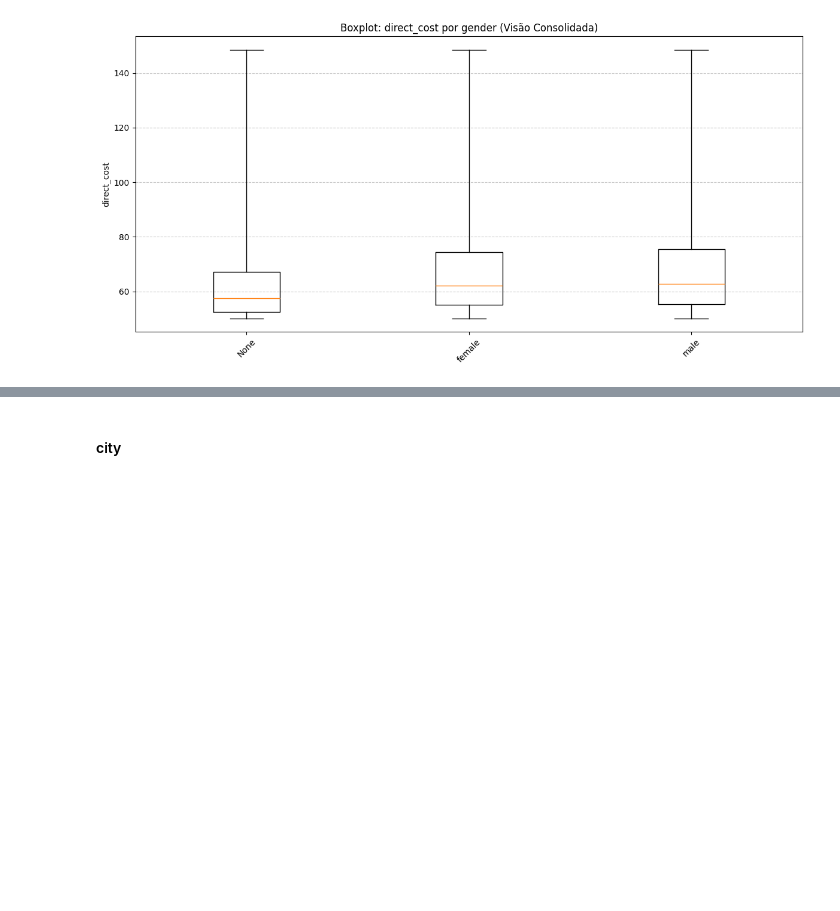
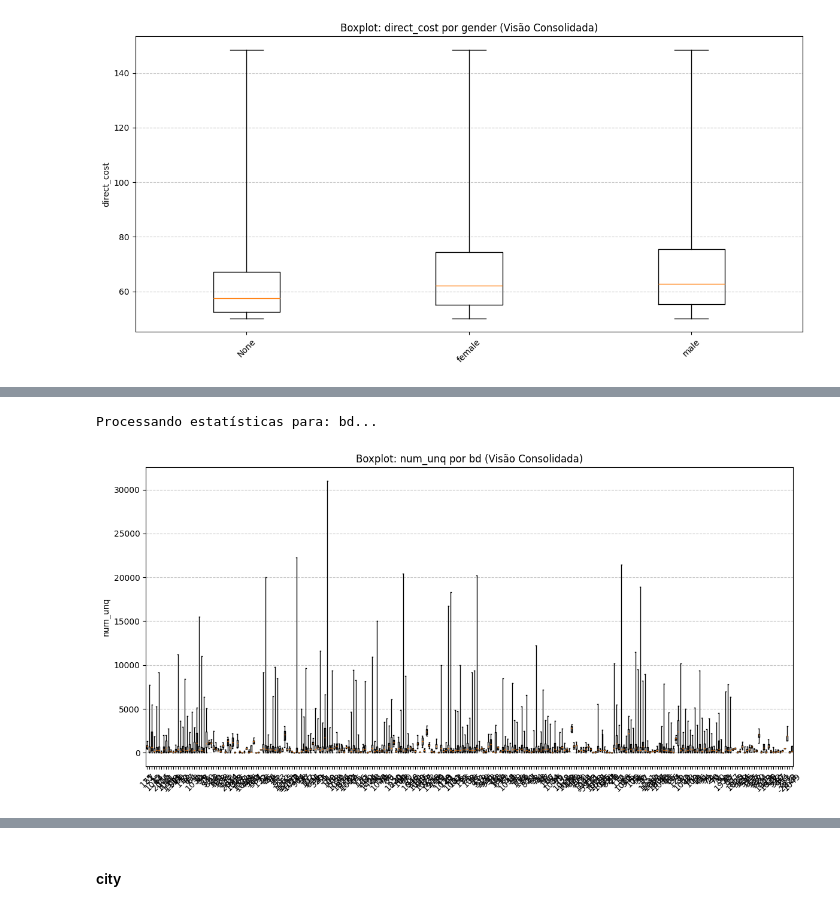
Before and after one commit to GuMauriz/datamaster, a Jupyter notebook: project.ipynb, the cells around one changed output, grey strips where cells are left out. Saved outputs shown, nothing was run; the diff lists cells and outputs as text; code cells hidden in the pictures; blank space fills up the shorter version.

```diff
--- a/project.ipynb
+++ b/project.ipynb
@@ -2699,0 +2723,5 @@ Processando estatísticas para: gender...
+# %%
+plot_boxplot(df_atv_members_logs, ["bd"], "num_unq", agrupar_por_safra=False)
+# %% [output]
+Processando estatísticas para: bd...
+[figure, added]
```
Also changed, not shown: parts of 41 cells of this notebook.
